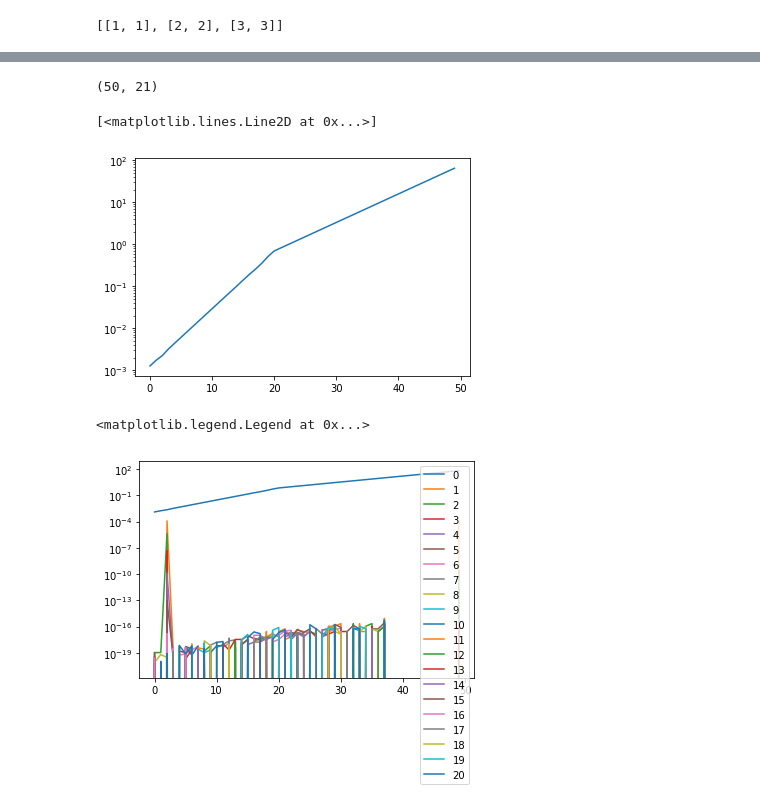
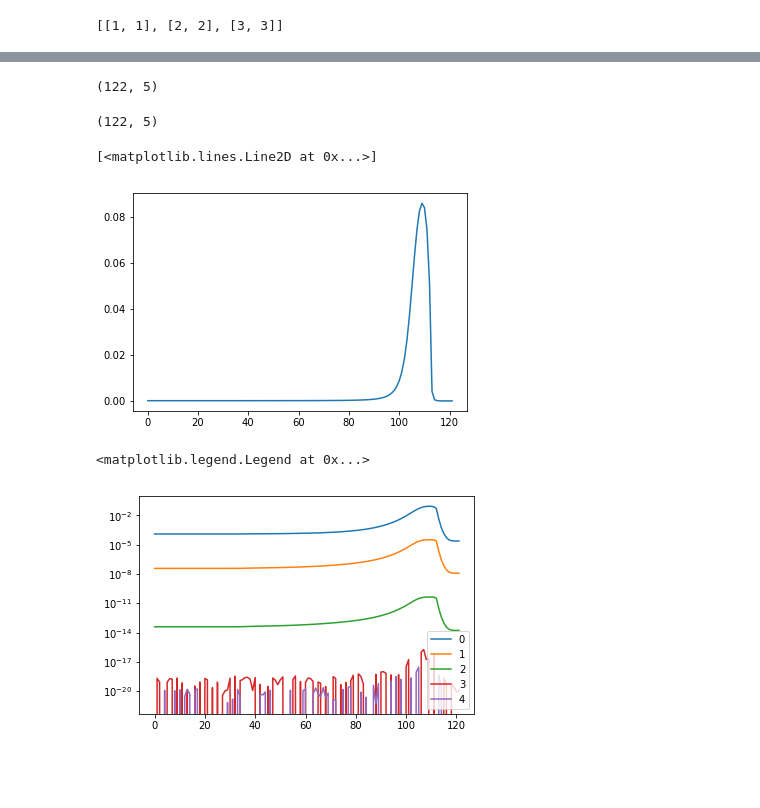
Before and after one commit to UCL/Magritte, a Jupyter notebook: pyIO/CheckLineData.ipynb, the cells around one changed output, grey strips where cells are left out. Drawn from its saved outputs; the diff is of its cells as text; code cells hidden in the pictures; blank space fills up the shorter version.

```diff
--- a/pyIO/CheckLineData.ipynb
+++ b/pyIO/CheckLineData.ipynb
@@ -95,17 +101,20 @@ ax1.legend()
 # %%
-pop = np.loadtxt(outputDirectory+'level_populations_HCO+_1.txt')
+pop = np.loadtxt(outputDirectory+'level_populations_C_1.txt')
+np.shape(pop)
+# %% [output]
+(122, 5)
 # %%
 np.shape(pop)
 # %% [output]
-(50, 21)
+(122, 5)
 # %%
 fig = plt.figure()
 ax1 = fig.add_subplot(111)
-ax1.set_yscale('log')
+# ax1.set_yscale('log')
 ax1.plot(pop[:,0])
 # %% [output]
 [<matplotlib.lines.Line2D at 0x...>]
-[figure, old version]
+[figure, new version]
 # %%
 fig = plt.figure()
 ax1 = fig.add_subplot(111)
@@ -116,7 +125,7 @@ ax1.set_yscale('log')
 ax1.legend()
 # %% [output]
 <matplotlib.legend.Legend at 0x...>
-[figure, old version]
+[figure, new version]
 # %%
 print nlev
 # %% [output]
```
Also changed, not shown: parts of 13 cells of this notebook, 59 other files.
